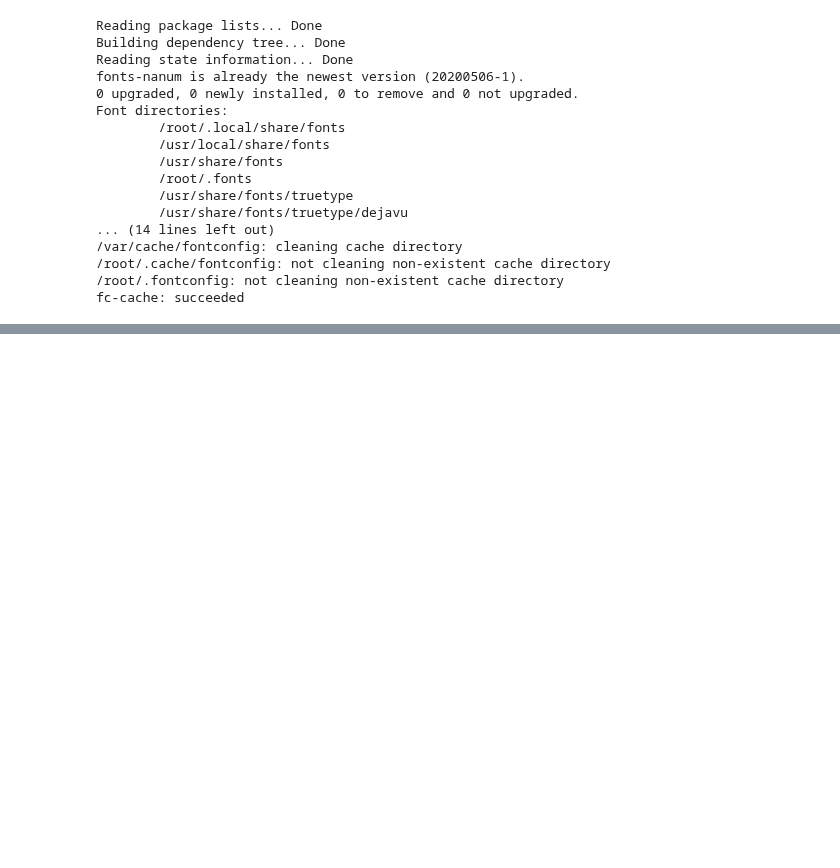
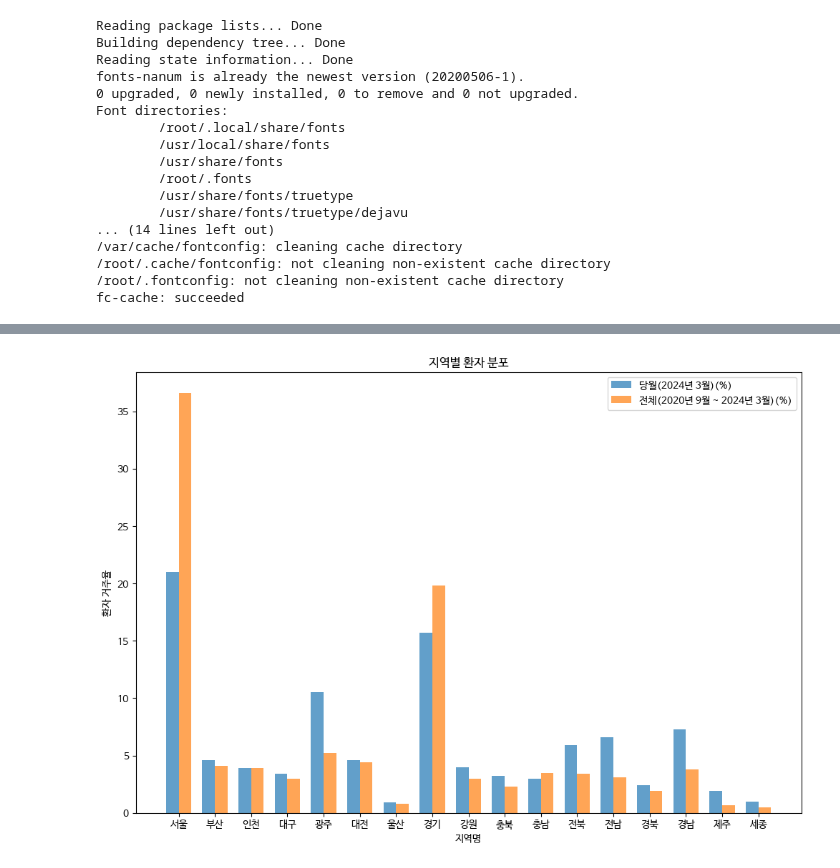
Before and after one commit to kdj0712/rare_field_fastapis, a Jupyter notebook: data/data_analysis/diverse_analysis/ipynb/caregiver_service.ipynb, the cells around one changed output, grey strips where cells are left out. Cells and saved outputs as stored; diff of their text form; code cells hidden in the pictures; blank space fills up the shorter version.

```diff
--- a/data/data_analysis/diverse_analysis/ipynb/caregiver_service.ipynb
+++ b/data/data_analysis/diverse_analysis/ipynb/caregiver_service.ipynb
@@ -36,0 +134,9 @@ import scipy.stats as stats
+# %%
+patient = {
+    '지역명': ['서울', '부산', '인천', '대구', '광주', '대전', '울산', '경기', '강원', '충북', '충남', '전북', '전남', '경북', '경남', '제주', '세종'],
+    '당월(2024년 3월)(%)': [21, 4.6, 3.9, 3.4, 10.5, 4.6, 0.9, 15.7, 4, 3.2, 3, 5.9, 6.6, 2.4, 7.3, 1.9, 1],
+    '전체(2020년 9월 ~ 2024년 3월)(%)': [36.6, 4.1, 3.9, 3, 5.2, 4.4, 0.8, 19.8, 3, 2.3, 3.5, 3.4, 3.1, 1.9, 3.8, 0.7, 0.5]
+}
+
+df_patient_region = pd.DataFrame(patient)
+df_patient_region
@@ -36,0 +162,19 @@ import scipy.stats as stats
+# %%
+# 막대의 위치
+bar_width = 0.35
+index = np.arange(len(df_patient_region['지역명']))
+
+plt.figure(figsize=(12, 8))
+
+plt.bar(index, df_patient_region['당월(2024년 3월)(%)'], bar_width, alpha=0.7, label='당월(2024년 3월)(%)')
+plt.bar(index + bar_width, df_patient_region['전체(2020년 9월 ~ 2024년 3월)(%)'], bar_width, alpha=0.7, label='전체(2020년 9월 ~ 2024년 3월)(%)')
+
+plt.title('지역별 환자 분포')
+plt.xlabel('지역명')
+plt.ylabel('환자 거주율')
+plt.xticks(index + bar_width / 2, df_patient_region['지역명'])
+plt.legend()
+
+plt.show()
+# %% [output]
+[figure, added]
```
Also changed, not shown: parts of 9 cells of this notebook, 1 other file.
